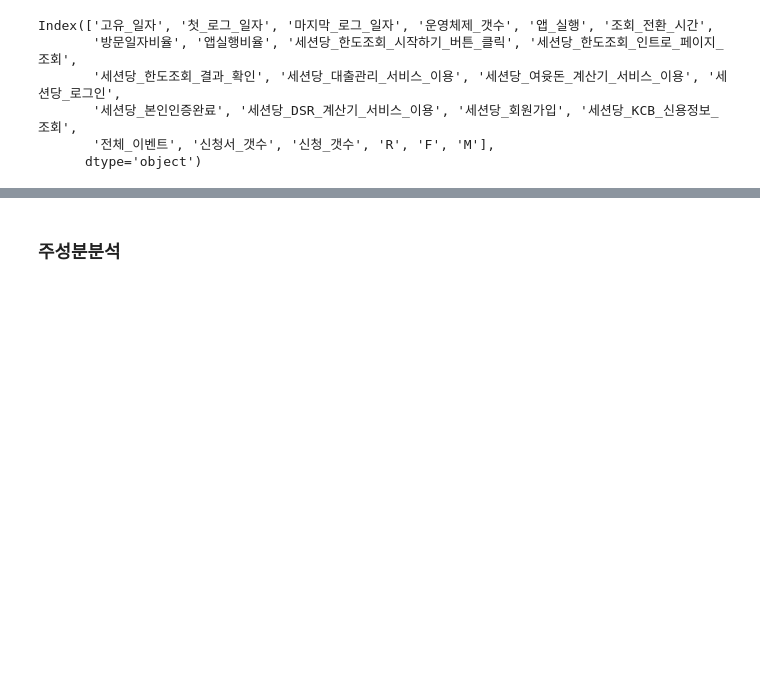
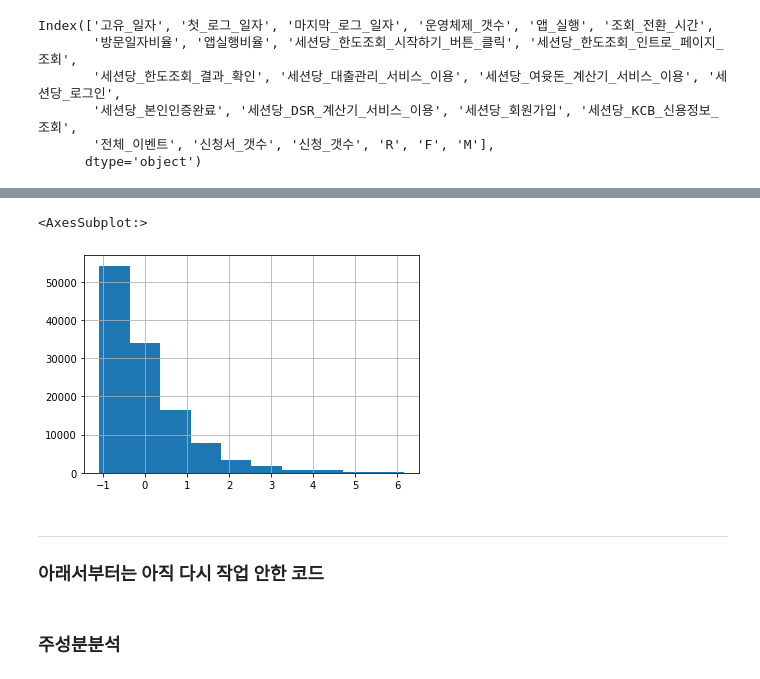
Before and after one commit to NayeonKeum/BigContest2022, a Jupyter notebook: code/Cluster_Analysis_.ipynb, the cells around one changed output, grey strips where cells are left out. Saved outputs shown, nothing was run; the diff lists cells and outputs as text; code cells hidden in the pictures; blank space fills up the shorter version.

```diff
--- a/code/Cluster_Analysis_.ipynb
+++ b/code/Cluster_Analysis_.ipynb
@@ -822,0 +1145,4 @@ Index(['고유_일자', '첫_로그_일자', '마지막_로그_일자', '운영
+# %%
+spec_in_data = merge_route[merge_route["대출희망금액"] >= 0]
+spec_in_data
+# spec_in_data.to_csv("spec_in_data.csv")
@@ -824,5 +1189,5 @@ Index(['고유_일자', '첫_로그_일자', '마지막_로그_일자', '운영
 def std_based_outlier(df):
     for i in range(0, len(df.iloc[1])):
         df.iloc[:,i] = df.iloc[:,i].replace(0, np.NaN) # optional
-        df = df[~(np.abs(df.iloc[:,i] - df.iloc[:,i].mean()) > (3*df.iloc[:,i].std()))].fillna(0)
+        df = df[~(np.abs(df.iloc[:,i] - df.iloc[:,i].mean()) > (3.5*df.iloc[:,i].std()))].fillna(0)
     return df
@@ -830,0 +1194,3 @@ anal_data = std_based_outlier(anal_data)
+# %%
+spec_not_data_log = std_based_outlier(spec_not_data_log.copy())
+spec_in_data_log = std_based_outlier(spec_in_data_log.copy())
@@ -857,3 +1222,37 @@ round(anal_data_std.describe(),2)
+# %%
+# 표준화
+from sklearn.preprocessing import StandardScaler
+
+spec_not_std_data = spec_not_data_log.copy()
+spec_in_std_data = spec_in_data_log.copy()
+
+# spec_not_std_data
+
+spec_not_std = StandardScaler().fit_transform(spec_not_std_data)
+spec_not_std  = pd.DataFrame(spec_not_std)
+
+spec_in_std = StandardScaler().fit_transform(spec_in_std_data)
+spec_in_std  = pd.DataFrame(spec_in_std)
+
+spec_not_std.columns= spec_not_std_data.columns.copy()
+spec_in_std.columns= spec_in_std_data.columns.copy()
+
+spec_not_std = spec_not_std.set_index(spec_not_data_log.index)
+spec_in_std = spec_in_std.set_index(spec_in_data_log.index)
+
+# print(round(spec_in_std.describe(),2))
+# print(round(spec_not_std.describe(),2))
+# %%
+spec_not_std.to_csv("spec_not_std.csv")
+spec_in_std.to_csv("spec_in_std.csv")
+spec_in_std["방문일자비율"].hist()
+# %% [output]
+<AxesSubplot:>
+[figure, added]
+# %% [markdown]
+---
+
+### 아래서부터는 아직 다시 작업 안한 코드
 # %% [markdown]
 ### 주성분분석
 # %%
```
Also changed, not shown: parts of 44 cells of this notebook.
